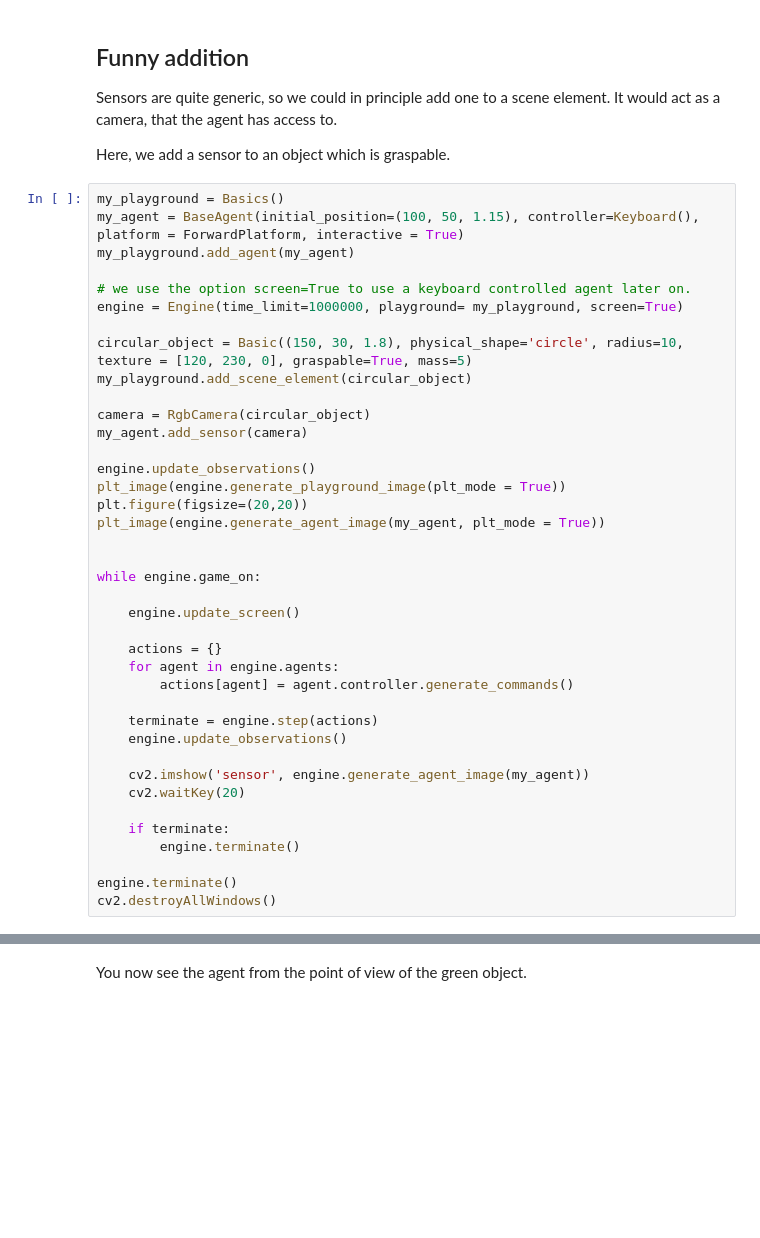
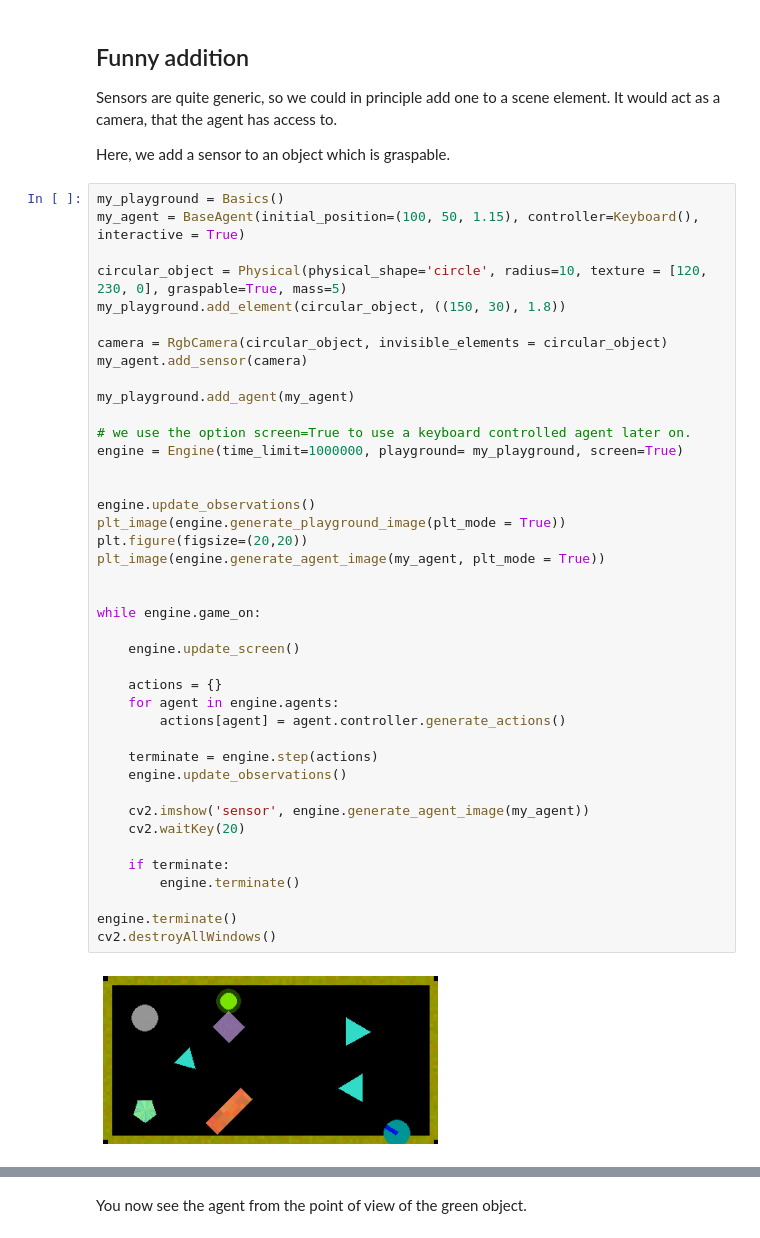
Before and after one commit to gaorkl/simple-playgrounds, a Jupyter notebook: tutorials/jupyter/06_Agents.ipynb, the cells around one changed output, grey strips where cells are left out. Drawn from its saved outputs; the diff is of its cells as text; blank space fills up the shorter version.

```diff
--- a/tutorials/jupyter/06_Agents.ipynb
+++ b/tutorials/jupyter/06_Agents.ipynb
@@ -152,40 +157,44 @@ It would act as a camera, that the agent has access to.
 Here, we add a sensor to an object which is graspable.
 # %%
 my_playground = Basics()
-my_agent = BaseAgent(initial_position=(100, 50, 1.15), controller=Keyboard(), platform = ForwardPlatform, interactive = True)
+my_agent = BaseAgent(initial_position=(100, 50, 1.15), controller=Keyboard(), interactive = True)
+
+circular_object = Physical(physical_shape='circle', radius=10, texture = [120, 230, 0], graspable=True, mass=5)
+my_playground.add_element(circular_object, ((150, 30), 1.8))
+
+camera = RgbCamera(circular_object, invisible_elements = circular_object)
+my_agent.add_sensor(camera)
+
 my_playground.add_agent(my_agent)
 
 # we use the option screen=True to use a keyboard controlled agent later on.
 engine = Engine(time_limit=1000000, playground= my_playground, screen=True)
 
-circular_object = Basic((150, 30, 1.8), physical_shape='circle', radius=10, texture = [120, 230, 0], graspable=True, mass=5)
-my_playground.add_scene_element(circular_object)
-
-camera = RgbCamera(circular_object)
-my_agent.add_sensor(camera)
 
 engine.update_observations()
 plt_image(engine.generate_playground_image(plt_mode = True))
 plt.figure(figsize=(20,20))
 plt_image(engine.generate_agent_image(my_agent, plt_mode = True))
 
 
 while engine.game_on:
 
     engine.update_screen()
 
     actions = {}
     for agent in engine.agents:
-        actions[agent] = agent.controller.generate_commands()
+        actions[agent] = agent.controller.generate_actions()
 
     terminate = engine.step(actions)
     engine.update_observations()
 
     cv2.imshow('sensor', engine.generate_agent_image(my_agent))
     cv2.waitKey(20)
 
     if terminate:
         engine.terminate()
 
 engine.terminate()
 cv2.destroyAllWindows()
+# %% [output]
+[figure, added]
```
Also changed, not shown: parts of 7 cells of this notebook, 14 other files.
